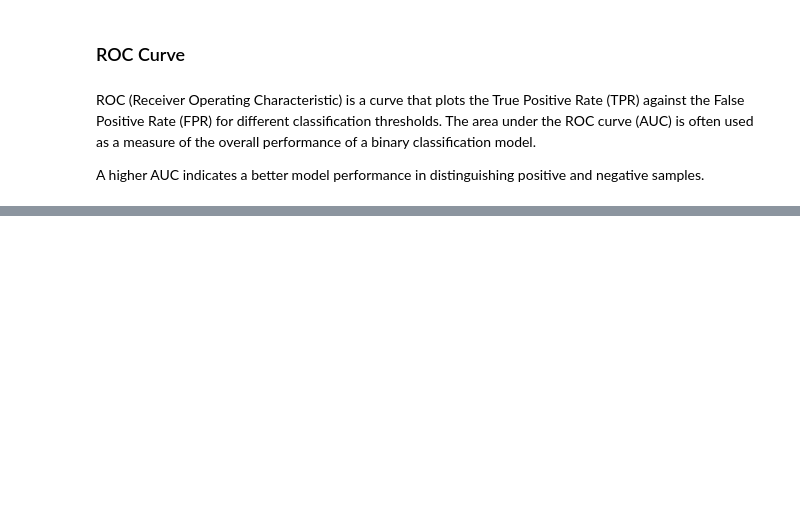
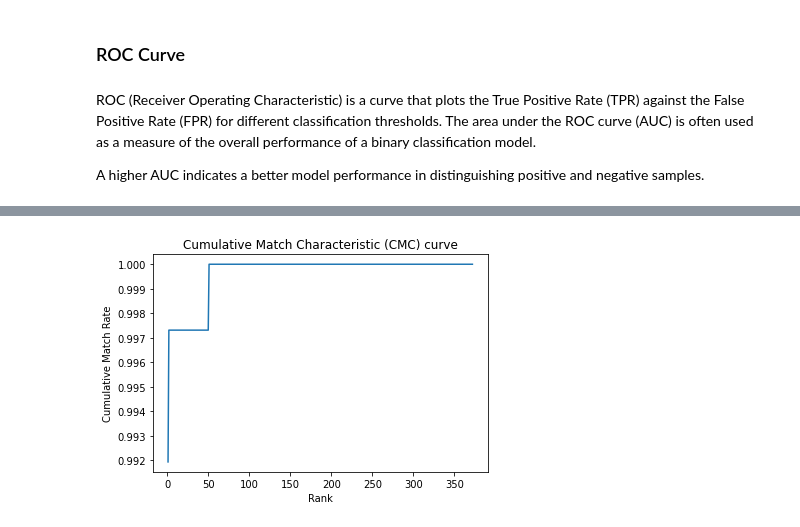
Before and after one commit to dustin-nguyen-qil/PoseGuided-ArcFace, a Jupyter notebook: evaluation.ipynb, the cells around one changed output, grey strips where cells are left out. Saved outputs shown, nothing was run; the diff lists cells and outputs as text; code cells hidden in the pictures; blank space fills up the shorter version.

```diff
--- a/evaluation.ipynb
+++ b/evaluation.ipynb
@@ -278,0 +235,33 @@ plt.show()
+# %%
+# Compute similarity scores between embeddings
+similarity_scores = np.dot(test_embeddings1, test_embeddings1.T)
+
+# Initialize variables for keeping track of matches
+num_matches = len(test_labels)
+matches_at_ranks = np.zeros(num_matches)
+rank_scores = np.zeros(num_matches)
+
+# Loop through each query image and compute matches at each rank
+for i in range(num_matches):
+    # Sort similarity scores in descending order and get corresponding indices
+    sorted_indices = np.argsort(-similarity_scores[i])
+
+    # Get labels of the top k images (excluding the query image)
+    k = num_matches - 1
+    top_k_labels = test_labels[sorted_indices[1:k+1]]
+
+    # Check if the query image matches any of the top k images at each rank
+    for j in range(k):
+        if top_k_labels[j] == test_labels[i]:
+            matches_at_ranks[j] += 1
+            break
+
+# Compute cumulative matches at each rank and plot the CMC curve
+cmc = np.cumsum(matches_at_ranks) / num_matches
+plt.plot(range(1, num_matches+1), cmc)
+plt.xlabel('Rank')
+plt.ylabel('Cumulative Match Rate')
+plt.title('Cumulative Match Characteristic (CMC) curve')
+plt.show()
+# %% [output]
+[figure, added]
```
Also changed, not shown: parts of 30 cells of this notebook, 1 other file.
